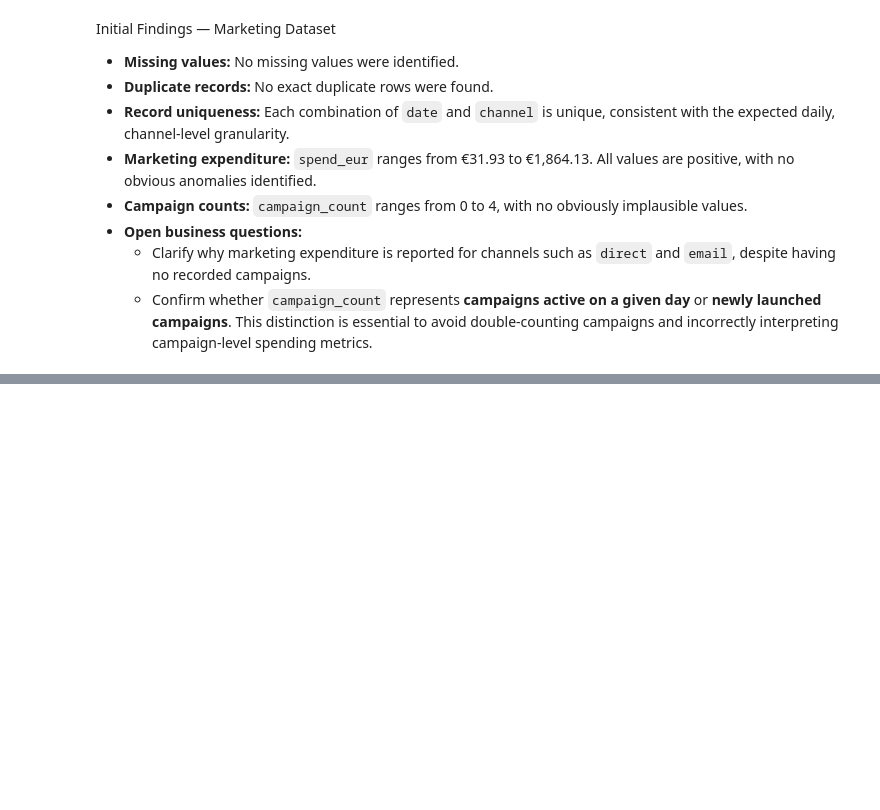
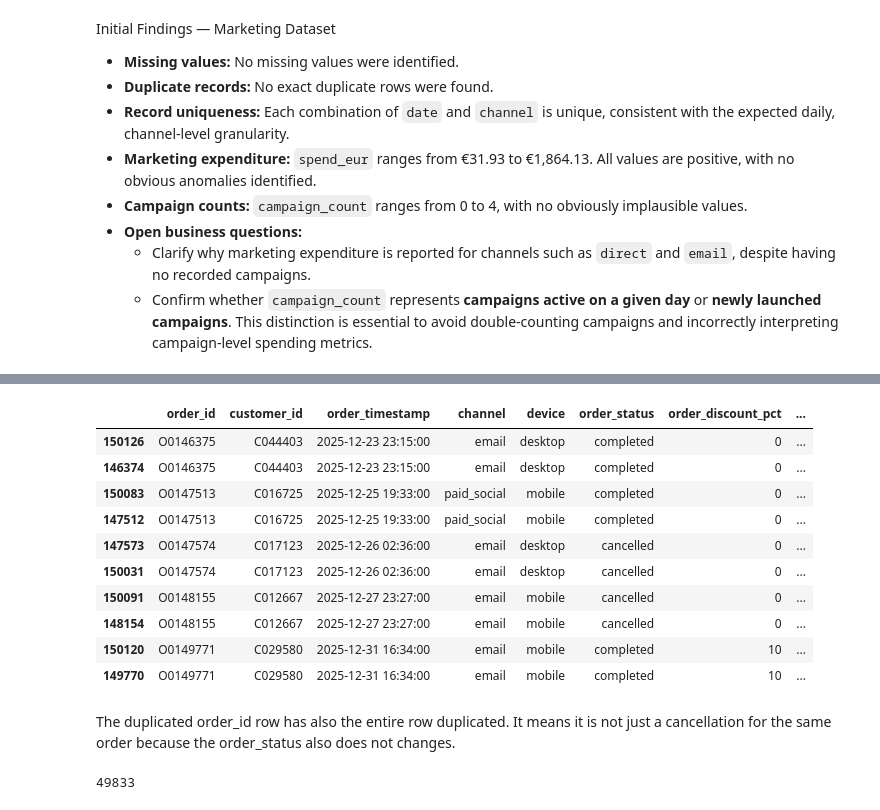
Before and after one commit to varela-filho/ecommerce-performance-analysis, a Jupyter notebook: notebooks/01_data_exploration.ipynb, the cells around one changed output, grey strips where cells are left out. Saved outputs shown, nothing was run; the diff lists cells and outputs as text; code cells hidden in the pictures; blank space fills up the shorter version.

```diff
--- a/notebooks/01_data_exploration.ipynb
+++ b/notebooks/01_data_exploration.ipynb
@@ -235,0 +271,20 @@ Initial Findings — Marketing Dataset
+# %%
+df_raw_orders[df_raw_orders.duplicated(keep=False)].sort_values(by="order_id")
+# %% [output]
+|  | order_id | customer_id | order_timestamp | channel | device | order_status | order_discount_pct | ... |
+| 150126 | O0146375 | C044403 | 2025-12-23 23:15:00 | email | desktop | completed | 0 | ... |
+| 146374 | O0146375 | C044403 | 2025-12-23 23:15:00 | email | desktop | completed | 0 | ... |
+| 150083 | O0147513 | C016725 | 2025-12-25 19:33:00 | paid_social | mobile | completed | 0 | ... |
+| 147512 | O0147513 | C016725 | 2025-12-25 19:33:00 | paid_social | mobile | completed | 0 | ... |
+| 147573 | O0147574 | C017123 | 2025-12-26 02:36:00 | email | desktop | cancelled | 0 | ... |
+| 150031 | O0147574 | C017123 | 2025-12-26 02:36:00 | email | desktop | cancelled | 0 | ... |
+| 150091 | O0148155 | C012667 | 2025-12-27 23:27:00 | email | mobile | cancelled | 0 | ... |
+| 148154 | O0148155 | C012667 | 2025-12-27 23:27:00 | email | mobile | cancelled | 0 | ... |
+| 150120 | O0149771 | C029580 | 2025-12-31 16:34:00 | email | mobile | completed | 10 | ... |
+| 149770 | O0149771 | C029580 | 2025-12-31 16:34:00 | email | mobile | completed | 10 | ... |
+# %% [markdown]
+The duplicated order_id row has also the entire row duplicated. It means it is not just a cancellation for the same order because the order_status also does not changes.
+# %%
+df_raw_orders["customer_id"].nunique()
+# %% [output]
+49833
```
Also changed, not shown: parts of 33 cells of this notebook.
